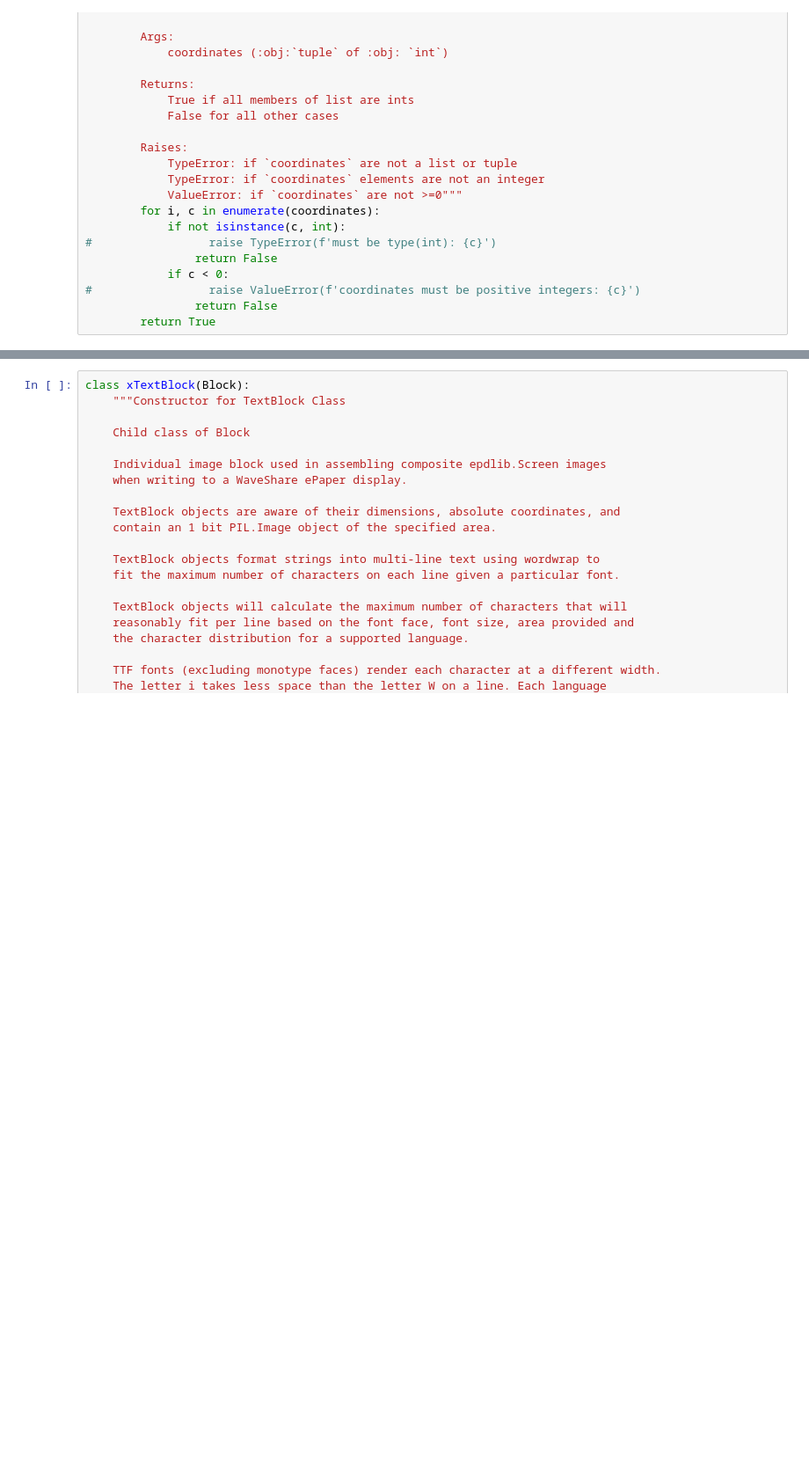
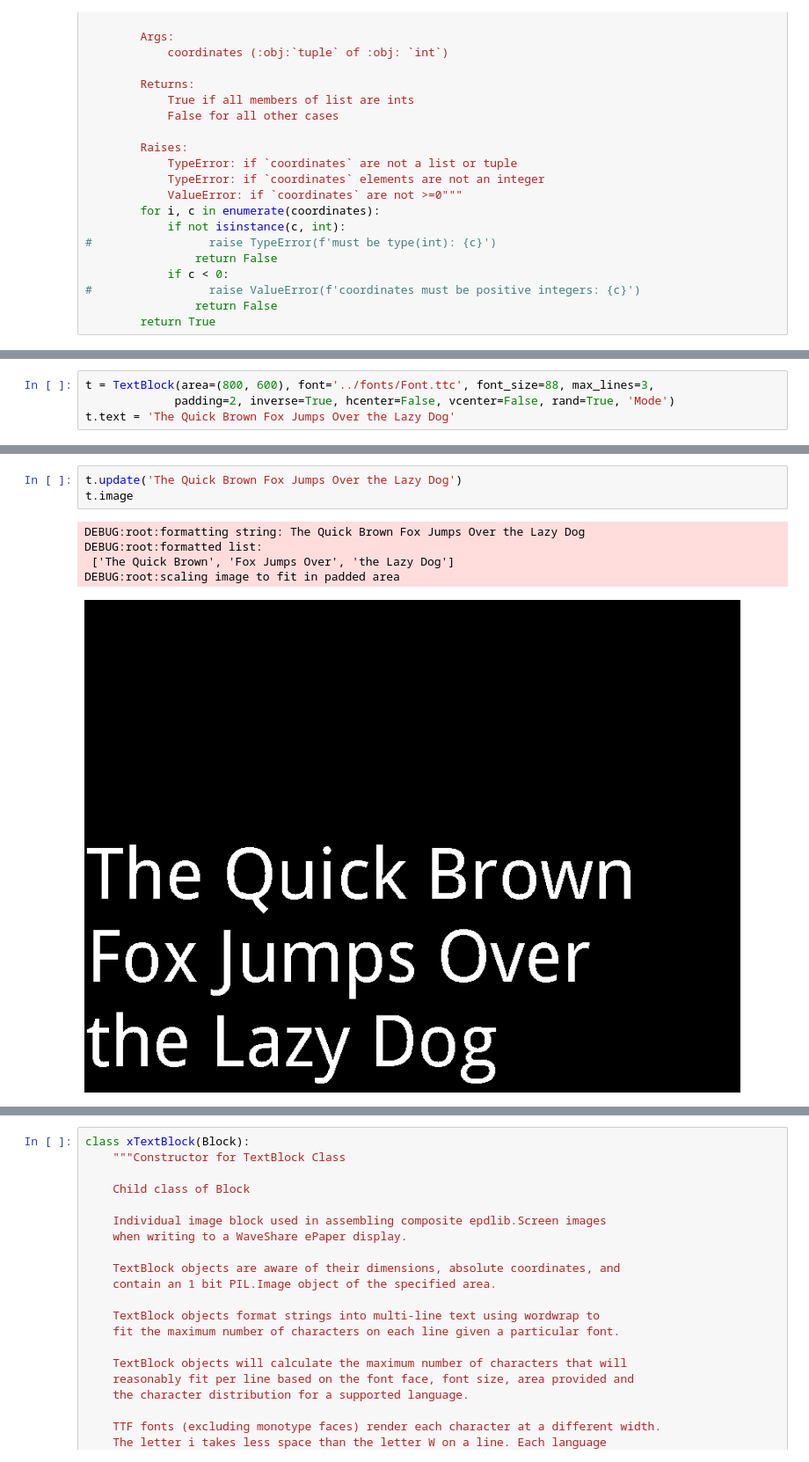
Before and after one commit to txoof/epdlib, a Jupyter notebook: epdlib/Block.ipynb, the cells around one changed output, grey strips where cells are left out. Shown at 88% size. Drawn from its saved outputs; the diff is of its cells as text; blank space fills up the shorter version.

Commit message:
rewrite Block, Textblock

```diff
--- a/epdlib/Block.ipynb
+++ b/epdlib/Block.ipynb
@@ -524,0 +666,4 @@ AttributeError: 'TextBlock' object has no attribute '_maxchar'
+# %%
+t = TextBlock(area=(800, 600), font='../fonts/Font.ttc', font_size=88, max_lines=3,
+             padding=2, inverse=True, hcenter=False, vcenter=False, rand=True, 'Mode')
+t.text = 'The Quick Brown Fox Jumps Over the Lazy Dog'
@@ -525 +683,10 @@ AttributeError: 'TextBlock' object has no attribute '_maxchar'
+# %%
+t.update('The Quick Brown Fox Jumps Over the Lazy Dog')
+t.image
+# %% [output]
+DEBUG:root:formatting string: The Quick Brown Fox Jumps Over the Lazy Dog
+DEBUG:root:formatted list:
+ ['The Quick Brown', 'Fox Jumps Over', 'the Lazy Dog']
+DEBUG:root:scaling image to fit in padded area
+[figure, added]
 # %%
```
Also changed, not shown: parts of 6 cells of this notebook.
